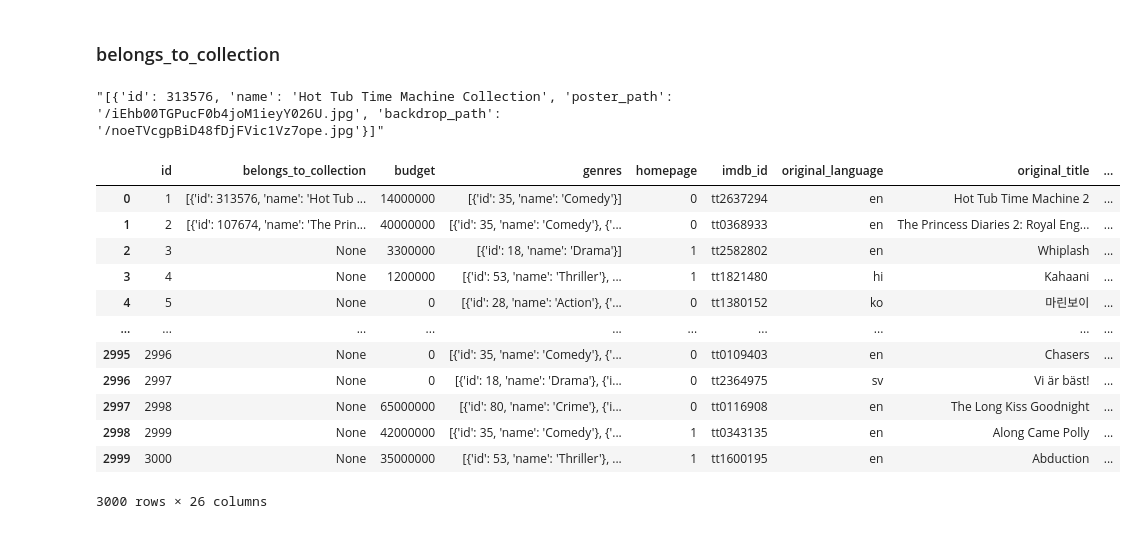
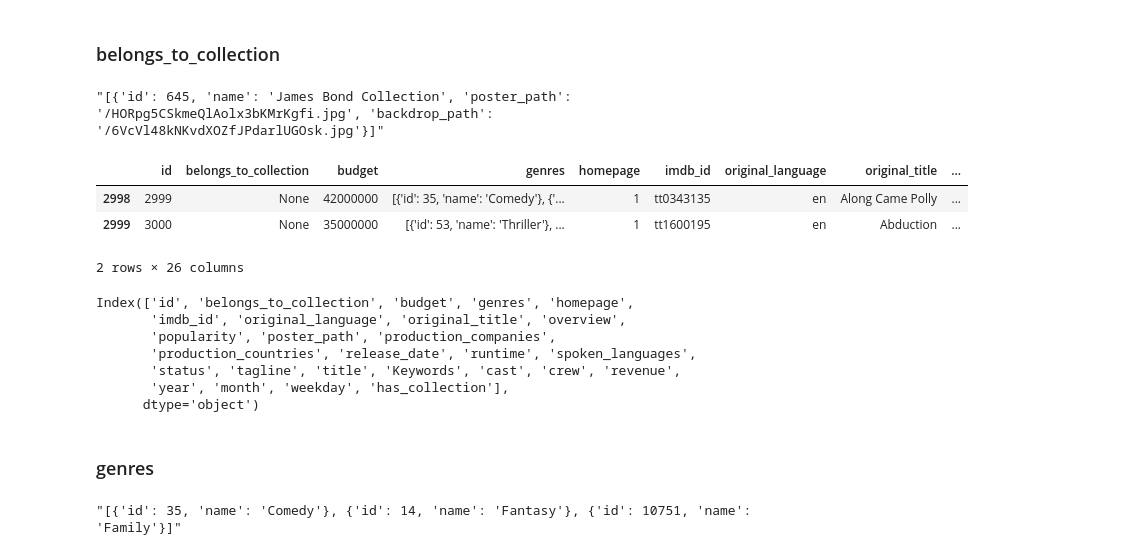
Before and after one commit to Maxbm19/TMDB-Box-Office-Prediction, a Jupyter notebook: box_office_prediction.ipynb, the cells around one changed output. Cells and saved outputs as stored; diff of their text form; code cells hidden in the pictures.

```diff
--- a/box_office_prediction.ipynb
+++ b/box_office_prediction.ipynb
@@ -118,22 +118,13 @@ test['homepage'] = test['homepage'].notnull().astype(int)
 train['belongs_to_collection'].fillna('None', inplace=True)
 test['belongs_to_collection'].fillna('None', inplace=True)
 # %%
-train['belongs_to_collection'][0]
+train['belongs_to_collection'][60]
 # %% [output]
-"[{'id': 313576, 'name': 'Hot Tub Time Machine Collection', 'poster_path': '/iEhb00TGPucF0b4joM1ieyY026U.jpg', 'backdrop_path': '/noeTVcgpBiD48fDjFVic1Vz7ope.jpg'}]"
+"[{'id': 645, 'name': 'James Bond Collection', 'poster_path': '/HORpg5CSkmeQlAolx3bKMrKgfi.jpg', 'backdrop_path': '/6VcVl48kNKvdXOZfJPdarlUGOsk.jpg'}]"
 # %%
-train
+train.tail(2)
 # %% [output]
 |  | id | belongs_to_collection | budget | genres | homepage | imdb_id | original_language | original_title | ... |
-| 0 | 1 | [{'id': 313576, 'name': 'Hot Tub ... | 14000000 | [{'id': 35, 'name': 'Comedy'}] | 0 | tt2637294 | en | Hot Tub Time Machine 2 | ... |
-| 1 | 2 | [{'id': 107674, 'name': 'The Prin... | 40000000 | [{'id': 35, 'name': 'Comedy'}, {'... | 0 | tt0368933 | en | The Princess Diaries 2: Royal Eng... | ... |
-| 2 | 3 | None | 3300000 | [{'id': 18, 'name': 'Drama'}] | 1 | tt2582802 | en | Whiplash | ... |
-| 3 | 4 | None | 1200000 | [{'id': 53, 'name': 'Thriller'}, ... | 1 | tt1821480 | hi | Kahaani | ... |
-| 4 | 5 | None | 0 | [{'id': 28, 'name': 'Action'}, {'... | 0 | tt1380152 | ko | 마린보이 | ... |
-| ... | ... | ... | ... | ... | ... | ... | ... | ... | ... |
-| 2995 | 2996 | None | 0 | [{'id': 35, 'name': 'Comedy'}, {'... | 0 | tt0109403 | en | Chasers | ... |
-| 2996 | 2997 | None | 0 | [{'id': 18, 'name': 'Drama'}, {'i... | 0 | tt2364975 | sv | Vi är bäst! | ... |
-| 2997 | 2998 | None | 65000000 | [{'id': 80, 'name': 'Crime'}, {'i... | 0 | tt0116908 | en | The Long Kiss Goodnight | ... |
 | 2998 | 2999 | None | 42000000 | [{'id': 35, 'name': 'Comedy'}, {'... | 1 | tt0343135 | en | Along Came Polly | ... |
 | 2999 | 3000 | None | 35000000 | [{'id': 53, 'name': 'Thriller'}, ... | 1 | tt1600195 | en | Abduction | ... |
-3000 rows × 26 columns
+2 rows × 26 columns
@@ -139,0 +136,16 @@ train
+# %%
+train.columns
+# %% [output]
+Index(['id', 'belongs_to_collection', 'budget', 'genres', 'homepage',
+       'imdb_id', 'original_language', 'original_title', 'overview',
+       'popularity', 'poster_path', 'production_companies',
+       'production_countries', 'release_date', 'runtime', 'spoken_languages',
+       'status', 'tagline', 'title', 'Keywords', 'cast', 'crew', 'revenue',
+       'year', 'month', 'weekday', 'has_collection'],
+      dtype='object')
+# %% [markdown]
+### genres
+# %%
+train['genres'][1000]
+# %% [output]
+"[{'id': 35, 'name': 'Comedy'}, {'id': 14, 'name': 'Fantasy'}, {'id': 10751, 'name': 'Family'}]"
```
Also changed, not shown: parts of 3 cells of this notebook.
